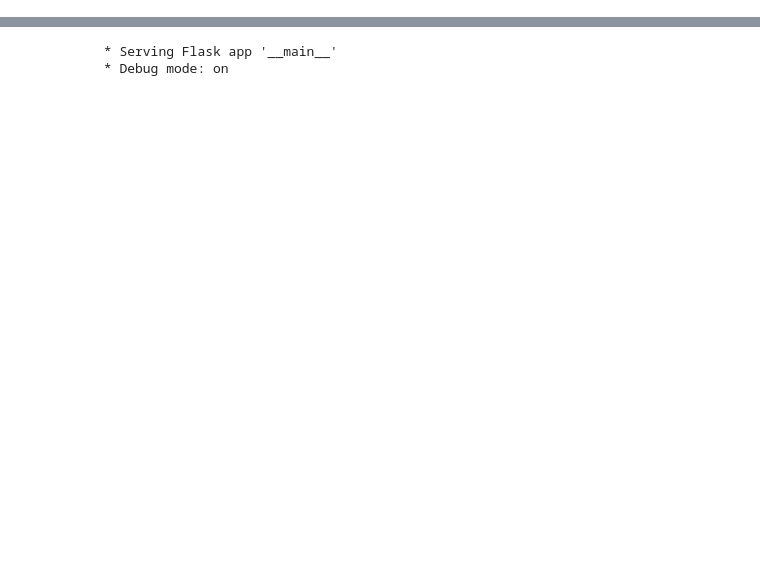
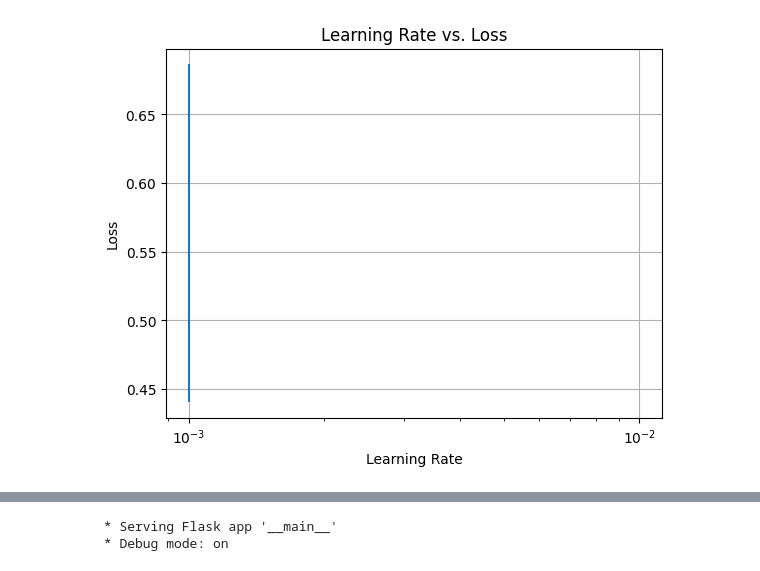
Before and after one commit to Jadir99/Neural-network-training-web-application-with-Flask-and-TensorFlow, a Jupyter notebook: test.ipynb, the cells around one changed output, grey strips where cells are left out. Cells and saved outputs as stored; diff of their text form; code cells hidden in the pictures; blank space fills up the shorter version.

```diff
--- a/test.ipynb
+++ b/test.ipynb
@@ -166,0 +160,98 @@ test.replace('"','')
+# %%
+import matplotlib.pyplot as plt
+import numpy as np
+
+# Function to log learning rate and loss
+class LearningRateLogger(tf.keras.callbacks.Callback):
+    def __init__(self):
+        self.learning_rates = []
+        self.losses = []
+
+    def on_epoch_end(self, epoch, logs=None):
+        lr = float(tf.keras.backend.get_value(self.model.optimizer.learning_rate))
+        loss = logs.get('loss')
+        self.learning_rates.append(lr)
+        self.losses.append(loss)
+
+# Modified train_tensor function
+def train_tensor(nbr_layers, nbr_neurals, activation, loss, optimizer, epoches, data, target_column, task_type, alpha=0.001):
+    X = data.drop(columns=[target_column])
+    y = data[target_column]
+
+    if task_type == 'classification':
+        num_classes = len(y.unique())
+        y = pd.get_dummies(y)  # One-hot encoding for classification
+
+    X_train, X_test, y_train, y_test = train_test_split(X, y, test_size=0.2)
+
+    model = models.Sequential()
+    model.add(layers.InputLayer(input_shape=(X_train.shape[1],)))
+
+    for i in range(nbr_layers):
+        model.add(layers.Dense(units=nbr_neurals[i], activation=activation[i]))
+
+    if task_type == 'regression':
+        model.add(layers.Dense(1))  # Single output for regression
+    elif task_type == 'classification':
+        model.add(layers.Dense(num_classes, activation='softmax'))  # Softmax for multi-class classification
+
+    optimizer_func = getattr(tf.keras.optimizers, optimizer)(learning_rate=alpha)
+
+    if task_type == 'regression':
+        model.compile(loss=loss, optimizer=optimizer_func)
+    elif task_type == 'classification':
+        model.compile(loss='categorical_crossentropy', optimizer=optimizer_func, metrics=['accuracy'])
+
+    # Initialize learning rate logger
+    lr_logger = LearningRateLogger()
+
+    history = model.fit(X_train, y_train, epochs=epoches, batch_size=32, validation_split=0.2, callbacks=[lr_logger])
+
+    # Plot learning rate vs. loss
+    plt.figure()
+    plt.plot(lr_logger.learning_rates, lr_logger.losses)
+    plt.xscale('log')
+    plt.xlabel('Learning Rate')
+    plt.ylabel('Loss')
+    plt.title('Learning Rate vs. Loss')
+    plt.grid()
+    plt.savefig('static/images/plots/lr_vs_loss.png')
+
+    return model, history
+train_tensor(
+    nbr_layers=3,
+    nbr_neurals=[64, 32, 16],
+    activation=['relu', 'relu', 'relu'],
+    loss='categorical_crossentropy',
+    optimizer='Adam',
+    epoches=10,
+    data=data,
+    target_column='Class',
+    task_type='classification',
+    alpha=0.001
+)
+import pandas as pd
+from sklearn.datasets import make_classification
+
+# Generate a sample dataset for classification
+X, y = make_classification(n_samples=100, n_features=5, n_classes=2, random_state=42)
+
+# Convert to DataFrame
+data = pd.DataFrame(X, columns=[f'Feature{i}' for i in range(1, 6)])
+data['Class'] = y  # Add target column 'Class'
+
+# Save it to a CSV (optional if you want to test with a file)
+data.to_csv('test_data.csv', index=False)
+train_tensor(
+    nbr_layers=3,
+    nbr_neurals=[64, 32, 16],
+    activation=['relu', 'relu', 'relu'],
+    loss='categorical_crossentropy',
+    optimizer='Adam',
+    epoches=10,
+    data=data,
+    target_column='Class',
+    task_type='classification',
+    alpha=0.001
+)
+# %% [output]
@@ -166,0 +300 @@ test.replace('"','')
+[figure, added]
```
Also changed, not shown: parts of 2 cells of this notebook, 7 other files.
